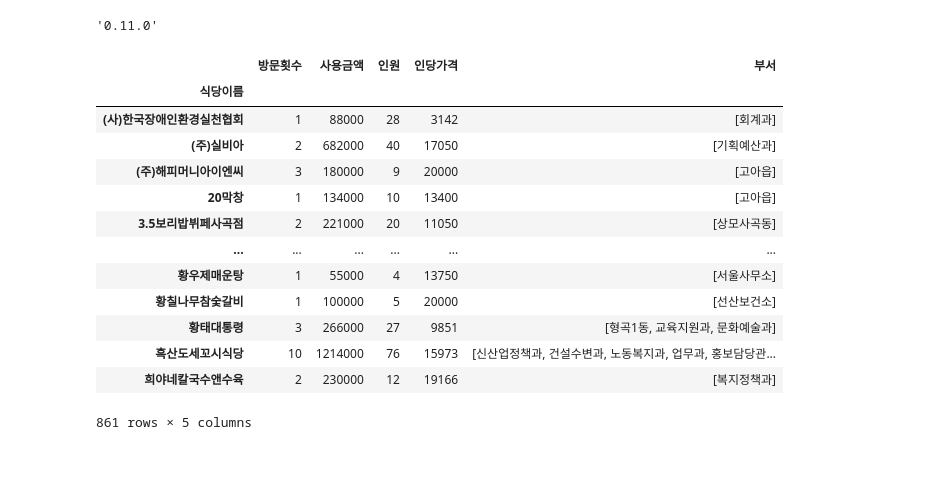
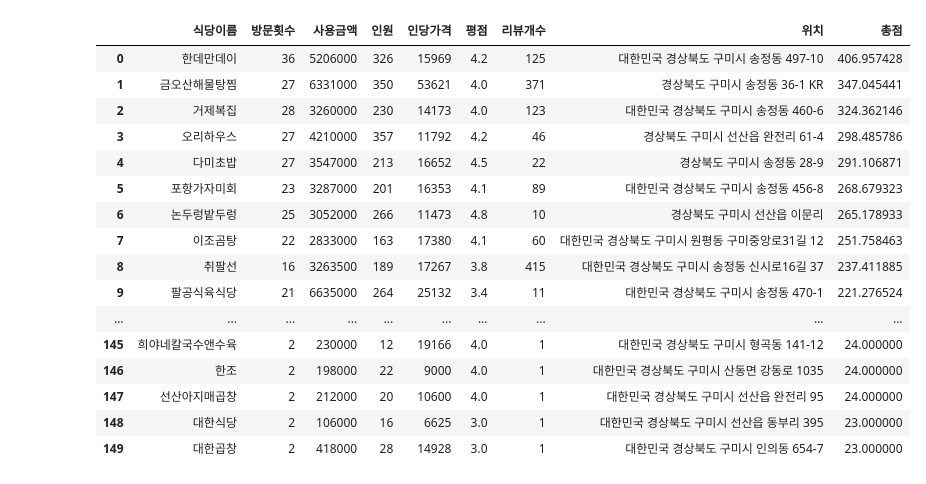
Before and after one commit to water-beetle/Gumi_Restaurant_Analysis, a Jupyter notebook: Gumi_Restaurant_Visualization.ipynb, the cells around one changed output. Drawn from its saved outputs; the diff is of its cells as text; code cells hidden in the pictures.

```diff
--- a/Gumi_Restaurant_Visualization.ipynb
+++ b/Gumi_Restaurant_Visualization.ipynb
@@ -1,27 +1,34 @@
-# %%
-import folium
-import pickle
-
-folium.__version__
-# %% [output]
-'0.11.0'
+# %%
+import folium
+import pickle
+import pandas as pd
+import pickle
+from urllib import parse
+import requests
+import json
+import branca.colormap as cm
+
+pd.set_option('display.max_rows', None)
 # %%
-with open('restaurant_analysis.pickle', 'rb') as f:
-    restaurant_analysis = pickle.load(f)
+with open('restaurant_total_score.pickle', 'rb') as f:
+    total_score = pickle.load(f)
-# %%
-restaurant_analysis
-# %% [output]
-|  | 방문횟수 | 사용금액 | 인원 | 인당가격 | 부서 |
-| 식당이름 |  |  |  |  |  |
-| (사)한국장애인환경실천협회 | 1 | 88000 | 28 | 3142 | [회계과] |
-| (주)실비아 | 2 | 682000 | 40 | 17050 | [기획예산과] |
-| (주)해피머니아이엔씨 | 3 | 180000 | 9 | 20000 | [고아읍] |
-| 20막창 | 1 | 134000 | 10 | 13400 | [고아읍] |
-| 3.5보리밥뷔페사곡점 | 2 | 221000 | 20 | 11050 | [상모사곡동] |
-| ... | ... | ... | ... | ... | ... |
-| 황우제매운탕 | 1 | 55000 | 4 | 13750 | [서울사무소] |
-| 황칠나무참숯갈비 | 1 | 100000 | 5 | 20000 | [선산보건소] |
-| 황태대통령 | 3 | 266000 | 27 | 9851 | [형곡1동, 교육지원과, 문화예술과] |
-| 흑산도세꼬시식당 | 10 | 1214000 | 76 | 15973 | [신산업정책과, 건설수변과, 노동복지과, 업무과, 홍보담당관... |
-| 희야네칼국수앤수육 | 2 | 230000 | 12 | 19166 | [복지정책과] |
-861 rows × 5 columns
+# %%
+total_score
+# %% [output]
+|  | 식당이름 | 방문횟수 | 사용금액 | 인원 | 인당가격 | 평점 | 리뷰개수 | 위치 | 총점 |
+| 0 | 한데만데이 | 36 | 5206000 | 326 | 15969 | 4.2 | 125 | 대한민국 경상북도 구미시 송정동 497-10 | 406.957428 |
+| 1 | 금오산해물탕찜 | 27 | 6331000 | 350 | 53621 | 4.0 | 371 | 경상북도 구미시 송정동 36-1 KR | 347.045441 |
+| 2 | 거제복집 | 28 | 3260000 | 230 | 14173 | 4.0 | 123 | 대한민국 경상북도 구미시 송정동 460-6 | 324.362146 |
+| 3 | 오리하우스 | 27 | 4210000 | 357 | 11792 | 4.2 | 46 | 경상북도 구미시 선산읍 완전리 61-4 | 298.485786 |
+| 4 | 다미초밥 | 27 | 3547000 | 213 | 16652 | 4.5 | 22 | 경상북도 구미시 송정동 28-9 | 291.106871 |
+| 5 | 포항가자미회 | 23 | 3287000 | 201 | 16353 | 4.1 | 89 | 대한민국 경상북도 구미시 송정동 456-8 | 268.679323 |
+| 6 | 논두렁밭두렁 | 25 | 3052000 | 266 | 11473 | 4.8 | 10 | 경상북도 구미시 선산읍 이문리 | 265.178933 |
+| 7 | 이조곰탕 | 22 | 2833000 | 163 | 17380 | 4.1 | 60 | 대한민국 경상북도 구미시 원평동 구미중앙로31길 12 | 251.758463 |
+| 8 | 취팔선 | 16 | 3263500 | 189 | 17267 | 3.8 | 415 | 대한민국 경상북도 구미시 송정동 신시로16길 37 | 237.411885 |
+| 9 | 팔공식육식당 | 21 | 6635000 | 264 | 25132 | 3.4 | 11 | 대한민국 경상북도 구미시 송정동 470-1 | 221.276524 |
+| ... | ... | ... | ... | ... | ... | ... | ... | ... | ... |
+| 145 | 희야네칼국수앤수육 | 2 | 230000 | 12 | 19166 | 4.0 | 1 | 대한민국 경상북도 구미시 형곡동 141-12 | 24.000000 |
+| 146 | 한조 | 2 | 198000 | 22 | 9000 | 4.0 | 1 | 대한민국 경상북도 구미시 산동면 강동로 1035 | 24.000000 |
+| 147 | 선산아지매곱창 | 2 | 212000 | 20 | 10600 | 4.0 | 1 | 대한민국 경상북도 구미시 선산읍 완전리 95 | 24.000000 |
+| 148 | 대한식당 | 2 | 106000 | 16 | 6625 | 3.0 | 1 | 대한민국 경상북도 구미시 선산읍 동부리 395 | 23.000000 |
+| 149 | 대한곱창 | 2 | 418000 | 28 | 14928 | 3.0 | 1 | 대한민국 경상북도 구미시 인의동 654-7 | 23.000000 |
```
Also changed, not shown: parts of 9 cells of this notebook, 5 other files.
